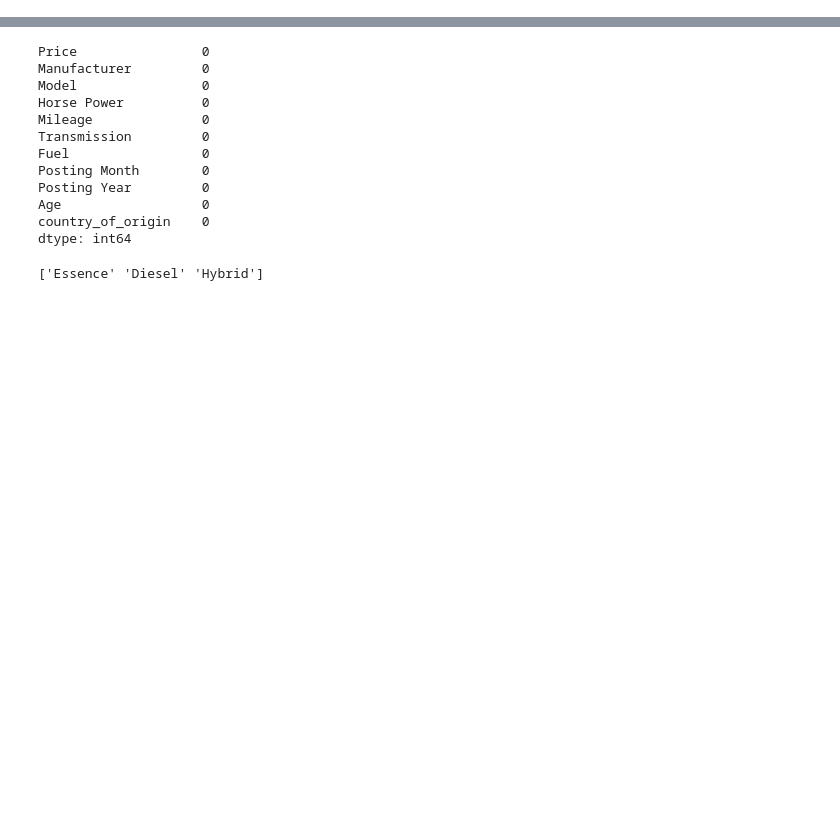
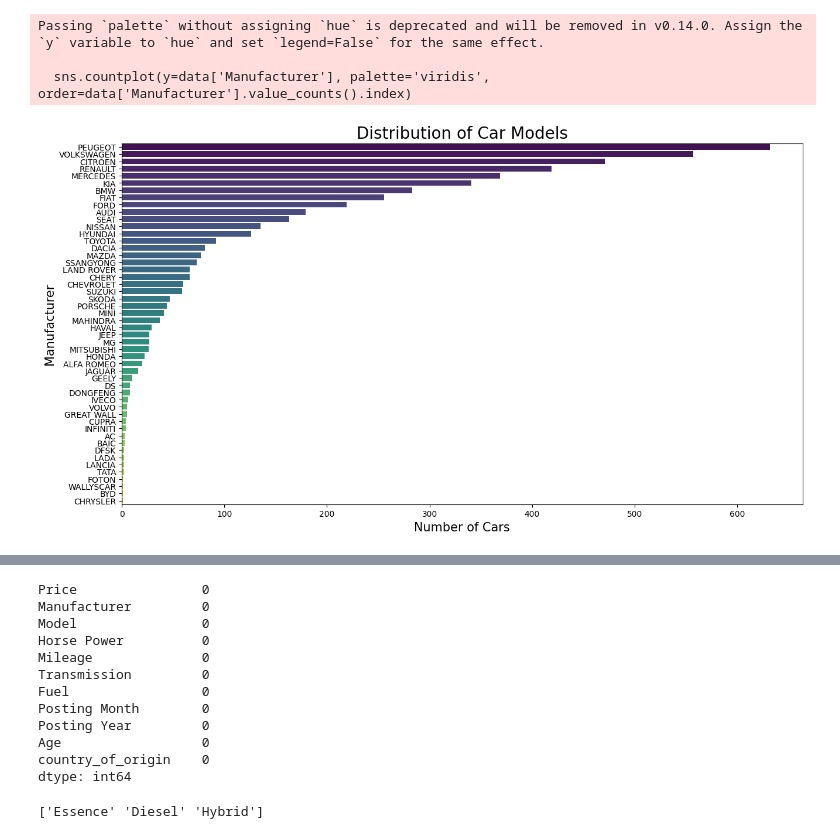
Before and after one commit to m0uadh880/Car-Prediction-Model, a Jupyter notebook: Data cleaning/cleaning.ipynb, the cells around one changed output, grey strips where cells are left out. Drawn from its saved outputs; the diff is of its cells as text; code cells hidden in the pictures; blank space fills up the shorter version.

```diff
--- a/Data cleaning/cleaning.ipynb
+++ b/Data cleaning/cleaning.ipynb
@@ -1,4 +1,4 @@
 # %%
 import pandas as pd
-data = pd.read_csv("../Model/df_model.csv")
-backup_data = pd.read_csv("../Model/df_model.csv")
+data = pd.read_csv("../Model/cleaned_dataset.csv")
+backup_data = pd.read_csv("../Model/cleaned_dataset.csv")
@@ -4,0 +47,21 @@ backup_data = pd.read_csv("../Model/df_model.csv")
+# %%
+import seaborn as sns
+import matplotlib.pyplot as plt
+# Set the figure size
+plt.figure(figsize=(15, 8))
+
+# Create a countplot for the 'Car Make' column
+sns.countplot(y=data['Manufacturer'], palette='viridis', order=data['Manufacturer'].value_counts().index)
+
+# Add a title and labels
+plt.title('Distribution of Car Models', fontsize=20)
+plt.xlabel('Number of Cars', fontsize=15)
+plt.ylabel('Manufacturer', fontsize=15)
+
+# Show the plot
+plt.show()
+# %% [output]
+Passing `palette` without assigning `hue` is deprecated and will be removed in v0.14.0. Assign the `y` variable to `hue` and set `legend=False` for the same effect.
+
+  sns.countplot(y=data['Manufacturer'], palette='viridis', order=data['Manufacturer'].value_counts().index)
+[figure, added]
```
Also changed, not shown: parts of 25 cells of this notebook, 9 other files.
